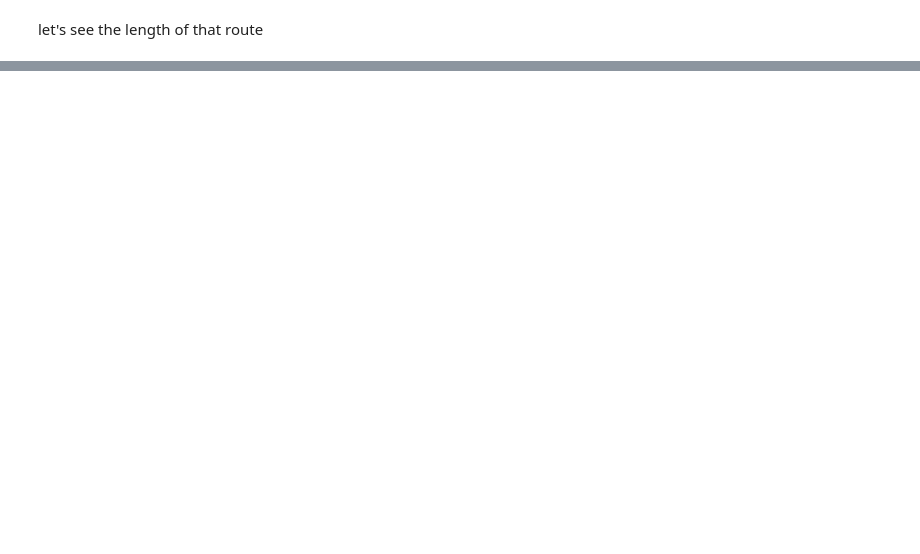
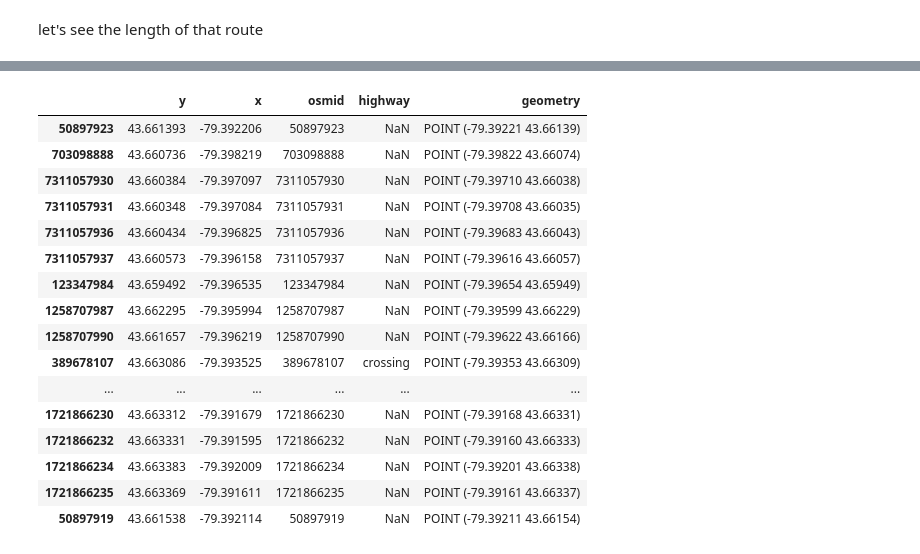
Before and after one commit to Dr-AlaaKhamis/Graph-Search-Algorithms, a Jupyter notebook: breadth_first_search.ipynb, the cells around one changed output, grey strips where cells are left out. Drawn from its saved outputs; the diff is of its cells as text; code cells hidden in the pictures; blank space fills up the shorter version.

```diff
--- a/breadth_first_search.ipynb
+++ b/breadth_first_search.ipynb
@@ -132,0 +226,2 @@ IFrame(filepath, width=600, height=500)
+# %%
+G1 = ox.graph_to_gdfs(G)
@@ -132,0 +249,20 @@ IFrame(filepath, width=600, height=500)
+# %%
+G1[0]
+# %% [output]
+|  | y | x | osmid | highway | geometry |
+| 50897923 | 43.661393 | -79.392206 | 50897923 | NaN | POINT (-79.39221 43.66139) |
+| 703098888 | 43.660736 | -79.398219 | 703098888 | NaN | POINT (-79.39822 43.66074) |
+| 7311057930 | 43.660384 | -79.397097 | 7311057930 | NaN | POINT (-79.39710 43.66038) |
+| 7311057931 | 43.660348 | -79.397084 | 7311057931 | NaN | POINT (-79.39708 43.66035) |
+| 7311057936 | 43.660434 | -79.396825 | 7311057936 | NaN | POINT (-79.39683 43.66043) |
+| 7311057937 | 43.660573 | -79.396158 | 7311057937 | NaN | POINT (-79.39616 43.66057) |
+| 123347984 | 43.659492 | -79.396535 | 123347984 | NaN | POINT (-79.39654 43.65949) |
+| 1258707987 | 43.662295 | -79.395994 | 1258707987 | NaN | POINT (-79.39599 43.66229) |
+| 1258707990 | 43.661657 | -79.396219 | 1258707990 | NaN | POINT (-79.39622 43.66166) |
+| 389678107 | 43.663086 | -79.393525 | 389678107 | crossing | POINT (-79.39353 43.66309) |
+| ... | ... | ... | ... | ... | ... |
+| 1721866230 | 43.663312 | -79.391679 | 1721866230 | NaN | POINT (-79.39168 43.66331) |
+| 1721866232 | 43.663331 | -79.391595 | 1721866232 | NaN | POINT (-79.39160 43.66333) |
+| 1721866234 | 43.663383 | -79.392009 | 1721866234 | NaN | POINT (-79.39201 43.66338) |
+| 1721866235 | 43.663369 | -79.391611 | 1721866235 | NaN | POINT (-79.39161 43.66337) |
+| 50897919 | 43.661538 | -79.392114 | 50897919 | NaN | POINT (-79.39211 43.66154) |
```
Also changed, not shown: parts of 23 cells of this notebook, 5 other files.
